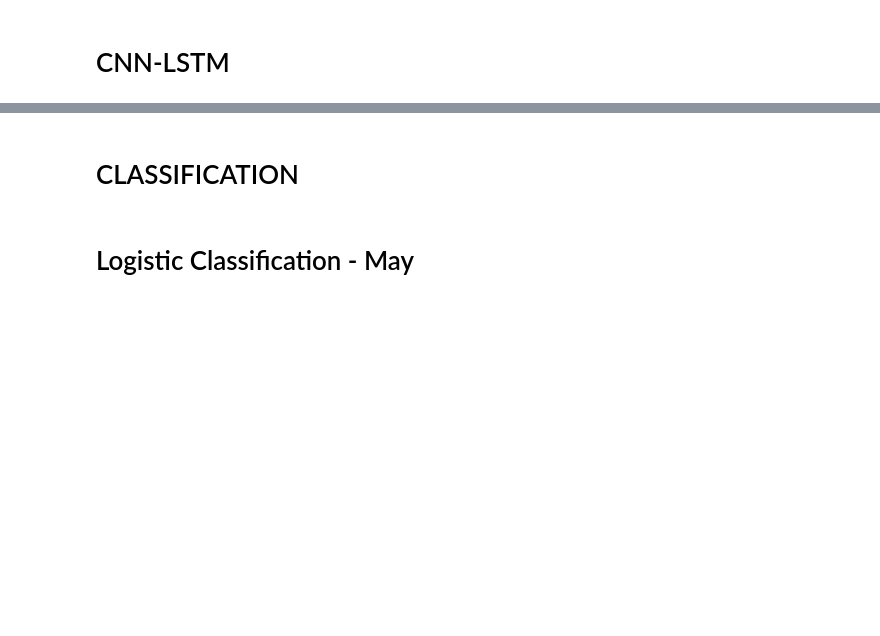
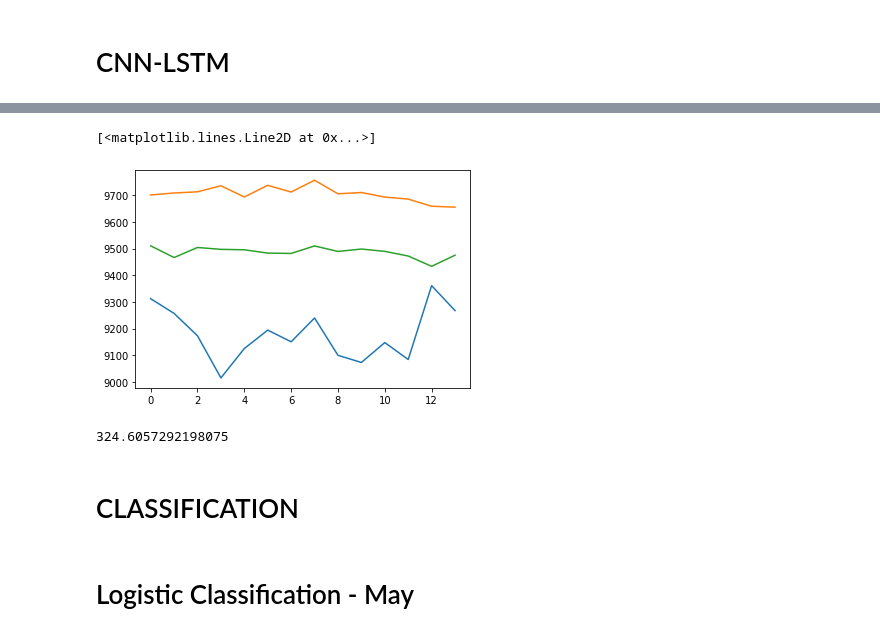
Before and after one commit to DonaldTurton/iLab2, a Jupyter notebook: Mdoelling_1.ipynb, the cells around one changed output, grey strips where cells are left out. Saved outputs shown, nothing was run; the diff lists cells and outputs as text; code cells hidden in the pictures; blank space fills up the shorter version.

```diff
--- a/Mdoelling_1.ipynb
+++ b/Mdoelling_1.ipynb
@@ -1491,3 +1496,19 @@ yhat_cnn
+# %%
+predictions = pd.concat([predictions, yhat_cnn], axis=1, sort=False)
+# %%
+# Plot the predictions against the truth
+
+plt.plot(predictions.index, predictions.real)
+plt.plot(predictions.index, predictions.stacked)
+#plt.plot(predictions.index, predictions.encoder_decoder)
+plt.plot(predictions.index, predictions.CNN)
+# %% [output]
+[<matplotlib.lines.Line2D at 0x...>]
+[figure, added]
+# %%
+rmse(predictions.CNN, predictions.real)
+# %% [output]
+324.6057292198075
 # %% [markdown]
 # CLASSIFICATION
 # %%
```
Also changed, not shown: parts of 15 cells of this notebook.
